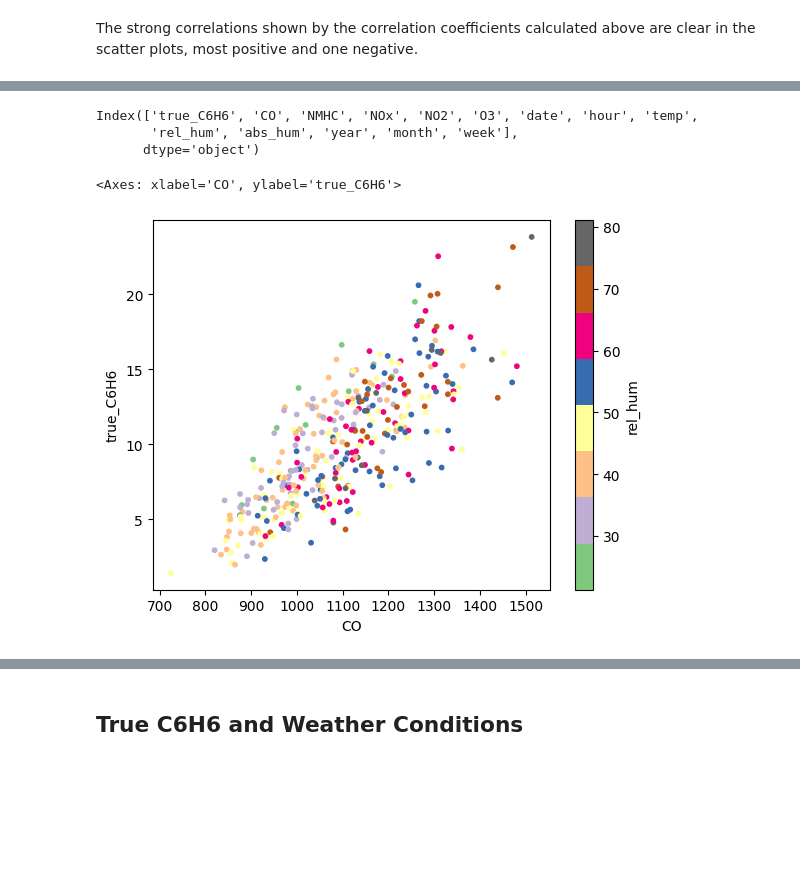
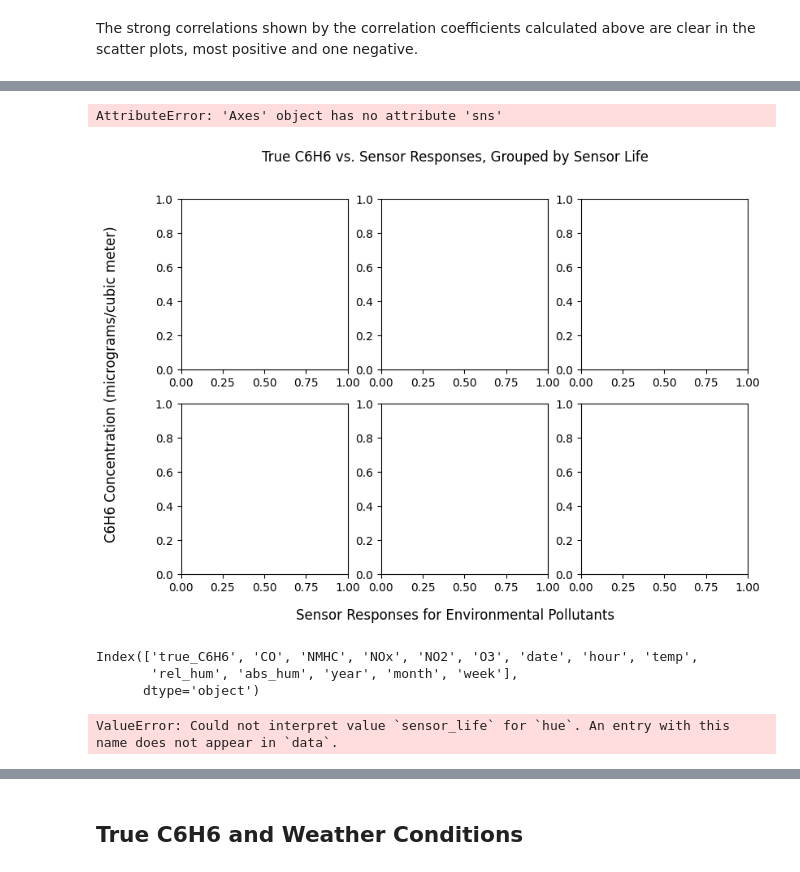
Before and after one commit to Alex-Devoid/ST-554-Project1, a Jupyter notebook: Task2/Task2.ipynb, the cells around one changed output, grey strips where cells are left out. Cells and saved outputs as stored; diff of their text form; code cells hidden in the pictures; blank space fills up the shorter version.

```diff
--- a/Task2/Task2.ipynb
+++ b/Task2/Task2.ipynb
@@ -512,0 +517,8 @@ The strong correlations shown by the correlation coefficients calculated above a
+# %%
+for i in range(0, len(air_qu)):
+    air_qu.loc[i, "CO_label"] = "CO"
+    air_qu.loc[i, "NMHC_label"] = "NMHC"
+    air_qu.loc[i, "NOx_label"] = "NOx"
+    air_qu.loc[i, "NO2_label"] = "NO2"
+    air_qu.loc[i, "O3_label"] = "O3"
+air_qu
@@ -513,20 +563,78 @@ The strong correlations shown by the correlation coefficients calculated above a
+# %%
+x1, x2, x3, x4, x5 = "CO", "NMHC", "NOx", "NO2", "O3"
+y = "true_C6H6"
+
+fig, (ax1, ax2) = plt.subplots(2,3, figsize = (9,6))
+fig.suptitle("True C6H6 vs. Sensor Responses, Grouped by Sensor Life")
+fig.supylabel("C6H6 Concentration (micrograms/cubic meter)")
+fig.supxlabel("Sensor Responses for Environmental Pollutants")
+
+ax1[0].sns.scatterplot(x = x1, y = y, data =  air_qu, hue = "sensor_life")
+ax1[0].set_title("CO Sensor")
+ax1[0].set_xticks([0, 1000, 2000, 3000])
+
+ax1[1].sns.scatterplot(x = x2, y = y, data = air_qu, hue = "sensor_life")
+ax1[1].set_title("NMHC Sensor")
+ax1[1].set_xticks([0, 1000, 2000, 3000])
+
+ax1[2].sns.scatterplot(x = x3, y = y, data = air_qu, hue = "sensor_life")
+ax1[2].set_title("NOx Sensor")
+ax1[2].set_xticks([0, 1000, 2000, 3000])
+
+ax2[0].sns.scatterplot(x = x4, y = y, data = air_qu, hue = "sensor_life")
+ax2[0].set_title("NO2 Sensor")
+ax2[0].set_xticks([0, 1000, 2000, 3000])
+
+ax2[1].sns.scatterplot(x = x5, y = y, data = air_qu, hue = "sensor_life")
+ax2[1].set_title("O3 Sensor")
+ax2[1].set_xticks([0, 1000, 2000, 3000])
+
+ax2[2].remove()
+
+fig.tight_layout()
+
+#this works
+#sns.scatterplot(x= "CO", y= "true_C6H6", data = air_qu, hue = "sensor_life")
+# %% [output]
+AttributeError: 'Axes' object has no attribute 'sns'
+[figure, added]
 # %%
 air_qu.columns
 # %% [output]
 Index(['true_C6H6', 'CO', 'NMHC', 'NOx', 'NO2', 'O3', 'date', 'hour', 'temp',
        'rel_hum', 'abs_hum', 'year', 'month', 'week'],
       dtype='object')
+# %%
+daily_mean = air_qu.groupby("date").mean("true_C6H6", "CO")
+
+#add sensor_life designation column to daily mean
+
+for i in range(0, daily_mean(air_qu)):
+    if air_qu.year[i] == 2005:
+        if air_qu.month[i] == 3:
+            air_qu.loc[i, "sensor_life"] = "out of range"
+            #print("out of range")
+        elif air_qu.month[i] == 4:
+            air_qu.loc[i, "sensor_life"] = "out of range"
+            #print("out of range")
+        else:
+            air_qu.loc[i, "sensor_life"] = "in_range"
+            #print("in range")
+    else:
+        air_qu.loc[i, "sensor_life"]  = "in_range"
+
+sns.scatterplot(x= "CO", y= "true_C6H6", data = daily_mean, hue = "sensor_life")
+# %% [output]
+ValueError: Could not interpret value `sensor_life` for `hue`. An entry with this name does not appear in `data`.
 # %%
+#doesn't work b/c sensor_life not in this data frame
 air_qu.groupby("date").mean("true_C6H6", "CO").plot.scatter(x = "CO",
                                                             y = "true_C6H6",
-                                                            c = "rel_hum",
+                                                            c = "sensor_life",
                                                             cmap = "Accent",
                                                             s = 10)
 #air_qu.groupby("date").mean("true_C6H6", "NMHC").plot.scatter(x = "NMHC", y = "true_C6H6")
 #air_qu.groupby("date").mean("true_C6H6", "NOx").plot.scatter(x = "NOx", y = "true_C6H6")
 #air_qu.groupby("date").mean("true_C6H6", "NO2").plot.scatter(x = "NO2", y = "true_C6H6")
 #air_qu.groupby("date").mean("true_C6H6", "O3").plot.scatter(x = "O3", y = "true_C6H6")
-# %% [output]
-<Axes: xlabel='CO', ylabel='true_C6H6'>
-[figure, removed]
 # %%
```
Also changed, not shown: parts of 13 cells of this notebook.
